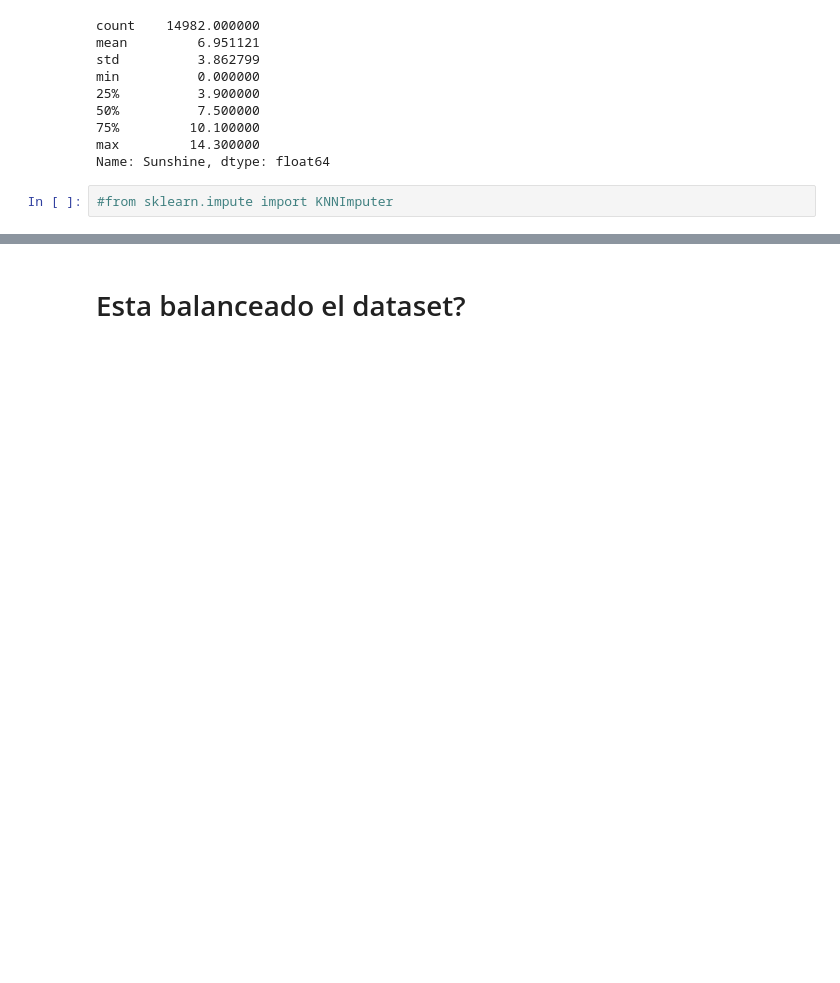
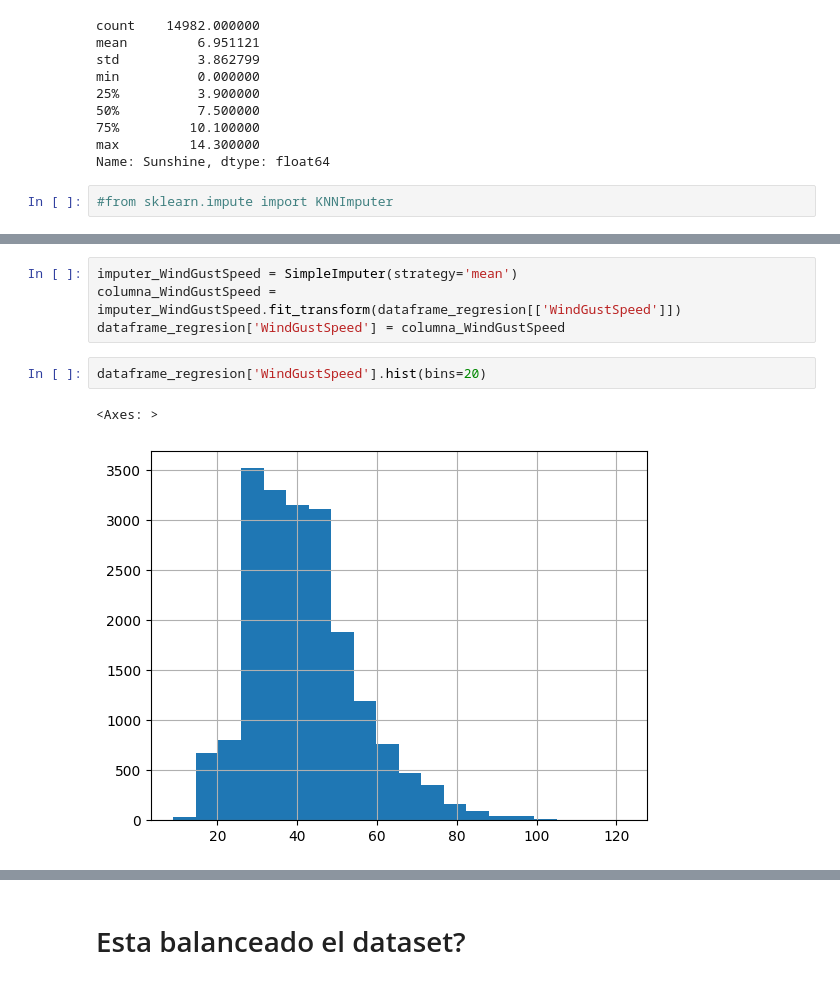
Before and after one commit to Nameless-86/AA1-TUIA-Petetta, a Jupyter notebook: eda.ipynb, the cells around one changed output, grey strips where cells are left out. Cells and saved outputs as stored; diff of their text form; blank space fills up the shorter version.

```diff
--- a/eda.ipynb
+++ b/eda.ipynb
@@ -344,0 +357,9 @@ sns.boxplot(dataframe_regresion[['Sunshine']])
+# %%
+imputer_WindGustSpeed = SimpleImputer(strategy='mean')
+columna_WindGustSpeed = imputer_WindGustSpeed.fit_transform(dataframe_regresion[['WindGustSpeed']])
+dataframe_regresion['WindGustSpeed'] = columna_WindGustSpeed
+# %%
+dataframe_regresion['WindGustSpeed'].hist(bins=20)
+# %% [output]
+<Axes: >
+[figure, added]
```
Also changed, not shown: parts of 17 cells of this notebook.
